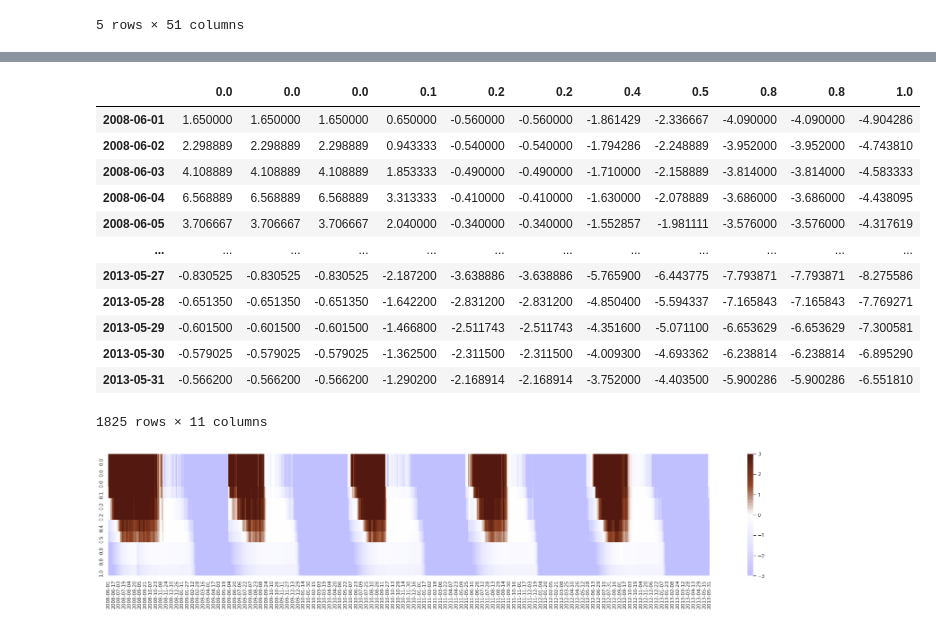
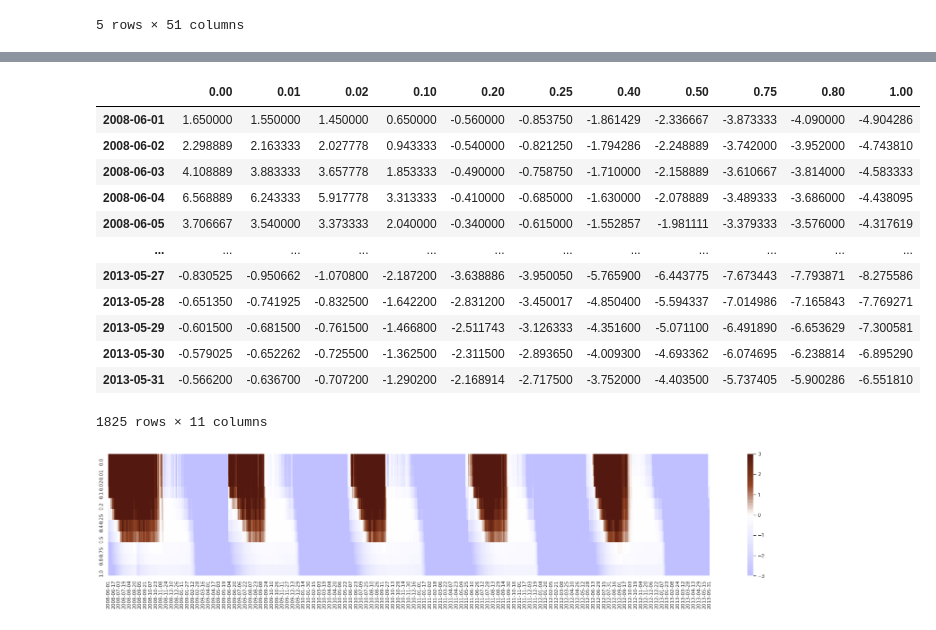
Before and after one commit to arctic-risk/arctic-data, a Jupyter notebook: permafrost/Howto Guide Permafrost Temperatures.ipynb, the cells around one changed output, grey strips where cells are left out. Cells and saved outputs as stored; diff of their text form; code cells hidden in the pictures.

```diff
--- a/permafrost/Howto Guide Permafrost Temperatures.ipynb
+++ b/permafrost/Howto Guide Permafrost Temperatures.ipynb
@@ -390,37 +394,38 @@ _ = dfBoreholeStats[dfBoreholeStats.depth>25.].plot.line(x="depth",y="count",fig
 # %%
-standard_depths = np.array([-2.0, -0.5, 0.0, 0.0, 0.0, 0.1, 0.2, 0.2, 0.4, 0.5, 0.8, 0.8, 1.0, 1.2, 1.5, 1.6, 2.0,
-                            2.5, 3.0, 3.2, 3.5, 4.0, 4.5, 5.0, 5.5, 6.0, 7.0, 7.5, 8.0, 9.0, 9.8, 10.0, 11.0, 12.0,
-                            15.0, 20.0, 25.0, 30.0, 40.0, 50.0, 60.0, 70.0, 80.0, 100.0, 120.0, 140.0])
+standard_depths = np.array([-2.00, -0.50, 0.00, 0.01, 0.02, 0.10, 0.20, 0.25, 0.40, 0.50, 0.75, 0.80, 1.00,
+                            1.20, 1.50, 1.60, 2.00, 2.50, 3.00, 3.20, 3.50, 4.00, 4.50, 5.00, 5.50, 6.00,
+                            7.00, 7.50, 8.00, 9.00, 9.85, 10.00, 11.00, 12.00, 15.00, 20.00, 25.00, 30.0,
+                            40.0, 50.0, 60.0, 70.0, 80.0, 100.0, 120.0, 140.0])
 
 depths = pd.to_numeric(dfData.columns)
 #model = [x for x in standard_depths if x <= depths.max() and depths.min() <= x]
 model = standard_depths[(depths.min() <= standard_depths)&(standard_depths<=depths.max())]
 
 alldata = {}
 
 for i,r in dfData.iterrows():
     measurements = pd.Series(r.values,index=depths).dropna()
     f = interp1d(measurements.index.values,measurements.values,fill_value="extrapolate")
     interpolated_values = f(model)[()]
     alldata[i] = interpolated_values
 
 ddf = pd.DataFrame(alldata).transpose()
 ddf.columns = model
 
 ddf
 # %% [output]
-|  | 0.0 | 0.0 | 0.0 | 0.1 | 0.2 | 0.2 | 0.4 | 0.5 | 0.8 | 0.8 | 1.0 |
-| 2008-06-01 | 1.650000 | 1.650000 | 1.650000 | 0.650000 | -0.560000 | -0.560000 | -1.861429 | -2.336667 | -4.090000 | -4.090000 | -4.904286 |
-| 2008-06-02 | 2.298889 | 2.298889 | 2.298889 | 0.943333 | -0.540000 | -0.540000 | -1.794286 | -2.248889 | -3.952000 | -3.952000 | -4.743810 |
-| 2008-06-03 | 4.108889 | 4.108889 | 4.108889 | 1.853333 | -0.490000 | -0.490000 | -1.710000 | -2.158889 | -3.814000 | -3.814000 | -4.583333 |
-| 2008-06-04 | 6.568889 | 6.568889 | 6.568889 | 3.313333 | -0.410000 | -0.410000 | -1.630000 | -2.078889 | -3.686000 | -3.686000 | -4.438095 |
-| 2008-06-05 | 3.706667 | 3.706667 | 3.706667 | 2.040000 | -0.340000 | -0.340000 | -1.552857 | -1.981111 | -3.576000 | -3.576000 | -4.317619 |
+|  | 0.00 | 0.01 | 0.02 | 0.10 | 0.20 | 0.25 | 0.40 | 0.50 | 0.75 | 0.80 | 1.00 |
+| 2008-06-01 | 1.650000 | 1.550000 | 1.450000 | 0.650000 | -0.560000 | -0.853750 | -1.861429 | -2.336667 | -3.873333 | -4.090000 | -4.904286 |
+| 2008-06-02 | 2.298889 | 2.163333 | 2.027778 | 0.943333 | -0.540000 | -0.821250 | -1.794286 | -2.248889 | -3.742000 | -3.952000 | -4.743810 |
+| 2008-06-03 | 4.108889 | 3.883333 | 3.657778 | 1.853333 | -0.490000 | -0.758750 | -1.710000 | -2.158889 | -3.610667 | -3.814000 | -4.583333 |
+| 2008-06-04 | 6.568889 | 6.243333 | 5.917778 | 3.313333 | -0.410000 | -0.685000 | -1.630000 | -2.078889 | -3.489333 | -3.686000 | -4.438095 |
+| 2008-06-05 | 3.706667 | 3.540000 | 3.373333 | 2.040000 | -0.340000 | -0.615000 | -1.552857 | -1.981111 | -3.379333 | -3.576000 | -4.317619 |
 | ... | ... | ... | ... | ... | ... | ... | ... | ... | ... | ... | ... |
-| 2013-05-27 | -0.830525 | -0.830525 | -0.830525 | -2.187200 | -3.638886 | -3.638886 | -5.765900 | -6.443775 | -7.793871 | -7.793871 | -8.275586 |
-| 2013-05-28 | -0.651350 | -0.651350 | -0.651350 | -1.642200 | -2.831200 | -2.831200 | -4.850400 | -5.594337 | -7.165843 | -7.165843 | -7.769271 |
-| 2013-05-29 | -0.601500 | -0.601500 | -0.601500 | -1.466800 | -2.511743 | -2.511743 | -4.351600 | -5.071100 | -6.653629 | -6.653629 | -7.300581 |
-| 2013-05-30 | -0.579025 | -0.579025 | -0.579025 | -1.362500 | -2.311500 | -2.311500 | -4.009300 | -4.693362 | -6.238814 | -6.238814 | -6.895290 |
-| 2013-05-31 | -0.566200 | -0.566200 | -0.566200 | -1.290200 | -2.168914 | -2.168914 | -3.752000 | -4.403500 | -5.900286 | -5.900286 | -6.551810 |
+| 2013-05-27 | -0.830525 | -0.950662 | -1.070800 | -2.187200 | -3.638886 | -3.950050 | -5.765900 | -6.443775 | -7.673443 | -7.793871 | -8.275586 |
+| 2013-05-28 | -0.651350 | -0.741925 | -0.832500 | -1.642200 | -2.831200 | -3.450017 | -4.850400 | -5.594337 | -7.014986 | -7.165843 | -7.769271 |
+| 2013-05-29 | -0.601500 | -0.681500 | -0.761500 | -1.466800 | -2.511743 | -3.126333 | -4.351600 | -5.071100 | -6.491890 | -6.653629 | -7.300581 |
+| 2013-05-30 | -0.579025 | -0.652262 | -0.725500 | -1.362500 | -2.311500 | -2.893650 | -4.009300 | -4.693362 | -6.074695 | -6.238814 | -6.895290 |
+| 2013-05-31 | -0.566200 | -0.636700 | -0.707200 | -1.290200 | -2.168914 | -2.717500 | -3.752000 | -4.403500 | -5.737405 | -5.900286 | -6.551810 |
 1825 rows × 11 columns
 # %%
 fig, ax = plt.subplots(figsize=(30,5))
```
Also changed, not shown: parts of 10 cells of this notebook.
